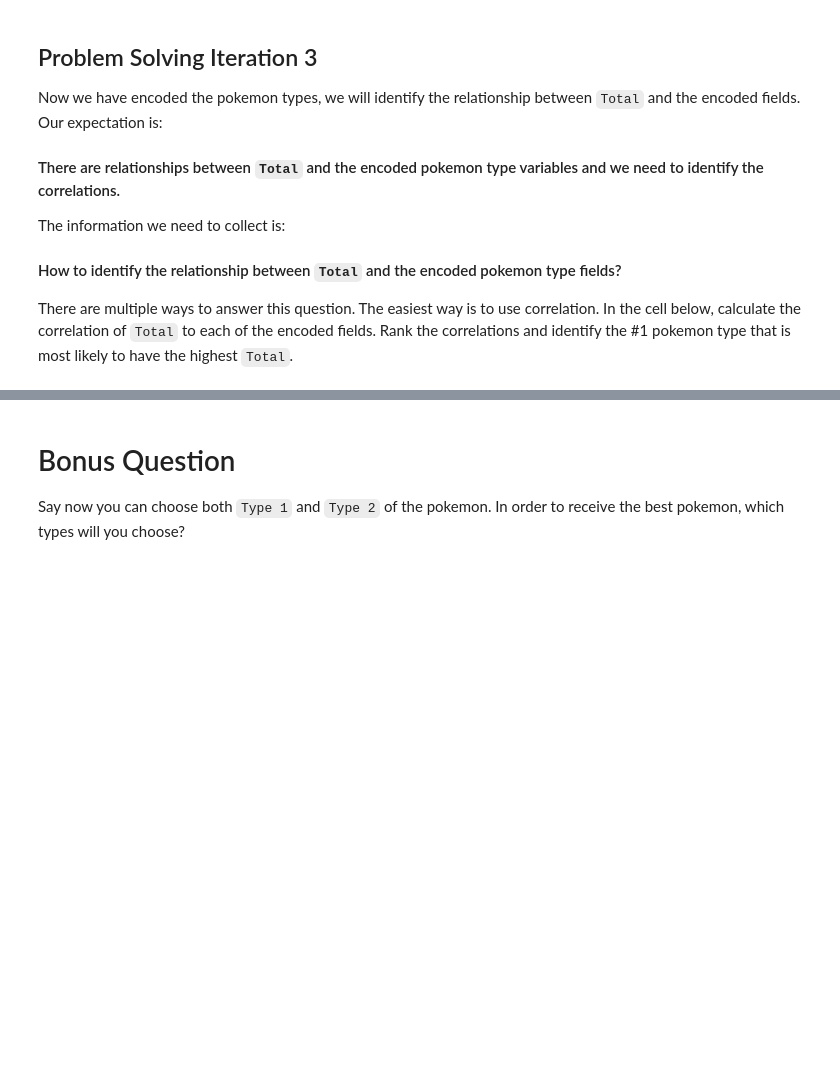
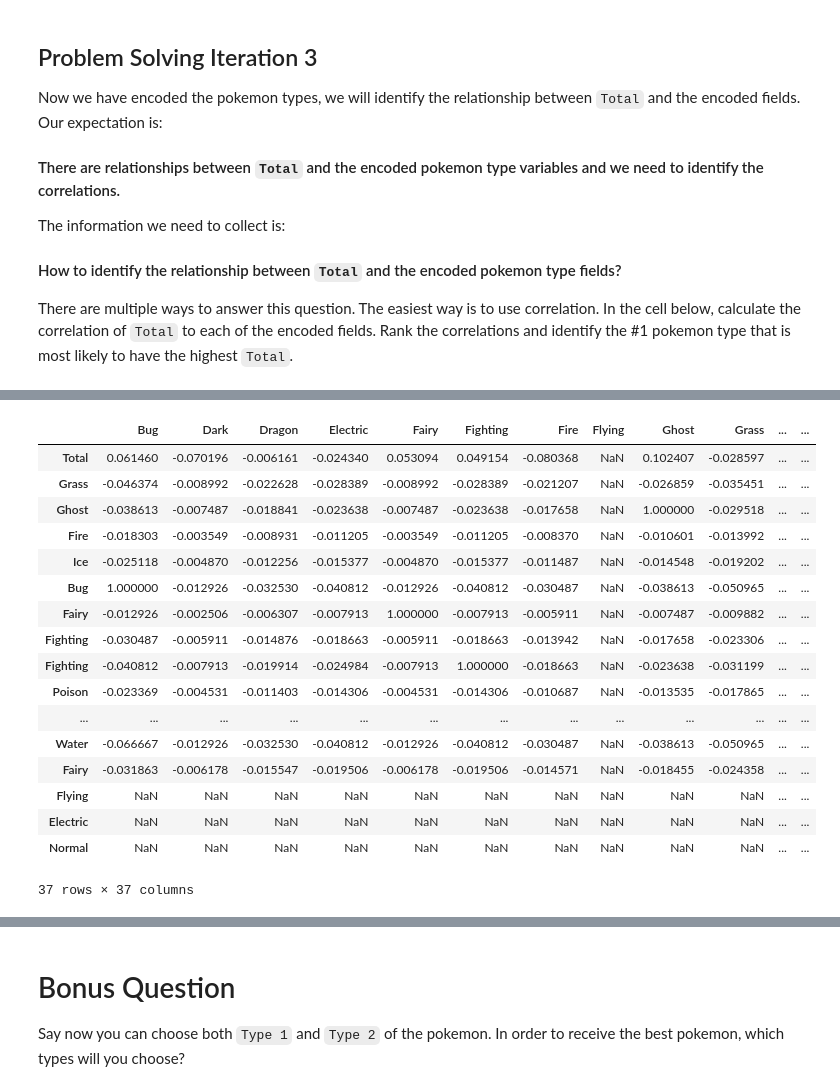
Before and after one commit to Marinasel86/lab-dataframe-calculations, a Jupyter notebook: your-code/challenge-2.ipynb, the cells around one changed output, grey strips where cells are left out. Saved outputs shown, nothing was run; the diff lists cells and outputs as text; code cells hidden in the pictures; blank space fills up the shorter version.

```diff
--- a/your-code/challenge-2.ipynb
+++ b/your-code/challenge-2.ipynb
@@ -132,0 +229,23 @@ There are multiple ways to answer this question. The easiest way is to use corre
+# %%
+
+top_pokemon_type = correlation.sort_values(by='Total', ascending=False)
+display(top_pokemon_type)
+# %% [output]
+|  | Bug | Dark | Dragon | Electric | Fairy | Fighting | Fire | Flying | Ghost | Grass | ... | ... |
+| Total | 0.061460 | -0.070196 | -0.006161 | -0.024340 | 0.053094 | 0.049154 | -0.080368 | NaN | 0.102407 | -0.028597 | ... | ... |
+| Grass | -0.046374 | -0.008992 | -0.022628 | -0.028389 | -0.008992 | -0.028389 | -0.021207 | NaN | -0.026859 | -0.035451 | ... | ... |
+| Ghost | -0.038613 | -0.007487 | -0.018841 | -0.023638 | -0.007487 | -0.023638 | -0.017658 | NaN | 1.000000 | -0.029518 | ... | ... |
+| Fire | -0.018303 | -0.003549 | -0.008931 | -0.011205 | -0.003549 | -0.011205 | -0.008370 | NaN | -0.010601 | -0.013992 | ... | ... |
+| Ice | -0.025118 | -0.004870 | -0.012256 | -0.015377 | -0.004870 | -0.015377 | -0.011487 | NaN | -0.014548 | -0.019202 | ... | ... |
+| Bug | 1.000000 | -0.012926 | -0.032530 | -0.040812 | -0.012926 | -0.040812 | -0.030487 | NaN | -0.038613 | -0.050965 | ... | ... |
+| Fairy | -0.012926 | -0.002506 | -0.006307 | -0.007913 | 1.000000 | -0.007913 | -0.005911 | NaN | -0.007487 | -0.009882 | ... | ... |
+| Fighting | -0.030487 | -0.005911 | -0.014876 | -0.018663 | -0.005911 | -0.018663 | -0.013942 | NaN | -0.017658 | -0.023306 | ... | ... |
+| Fighting | -0.040812 | -0.007913 | -0.019914 | -0.024984 | -0.007913 | 1.000000 | -0.018663 | NaN | -0.023638 | -0.031199 | ... | ... |
+| Poison | -0.023369 | -0.004531 | -0.011403 | -0.014306 | -0.004531 | -0.014306 | -0.010687 | NaN | -0.013535 | -0.017865 | ... | ... |
+| ... | ... | ... | ... | ... | ... | ... | ... | ... | ... | ... | ... | ... |
+| Water | -0.066667 | -0.012926 | -0.032530 | -0.040812 | -0.012926 | -0.040812 | -0.030487 | NaN | -0.038613 | -0.050965 | ... | ... |
+| Fairy | -0.031863 | -0.006178 | -0.015547 | -0.019506 | -0.006178 | -0.019506 | -0.014571 | NaN | -0.018455 | -0.024358 | ... | ... |
+| Flying | NaN | NaN | NaN | NaN | NaN | NaN | NaN | NaN | NaN | NaN | ... | ... |
+| Electric | NaN | NaN | NaN | NaN | NaN | NaN | NaN | NaN | NaN | NaN | ... | ... |
+| Normal | NaN | NaN | NaN | NaN | NaN | NaN | NaN | NaN | NaN | NaN | ... | ... |
+37 rows × 37 columns
```
Also changed, not shown: parts of 11 cells of this notebook, 1 other file.
